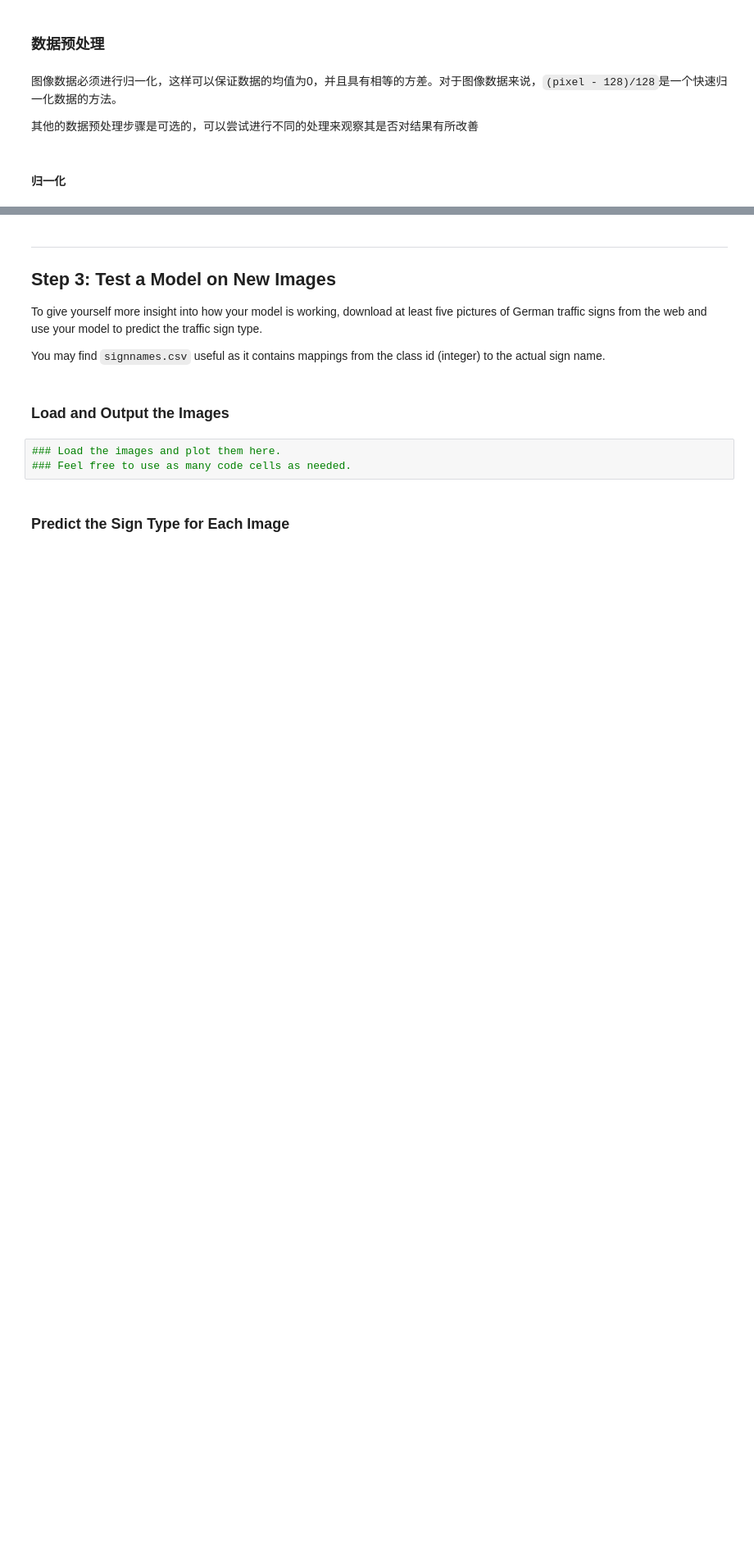
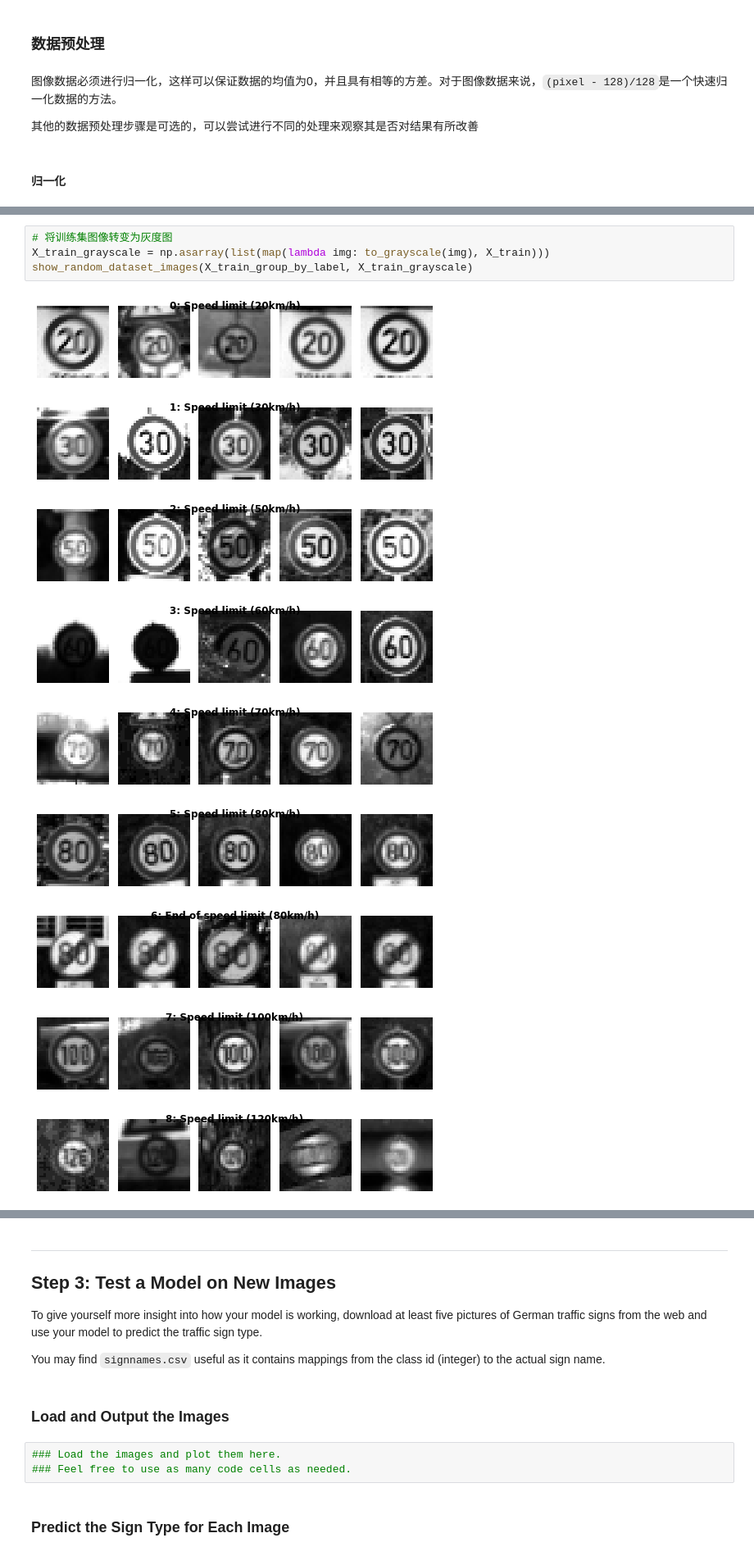
Before and after one commit to Zhaofan-Su/CarND-Traffic-Sign-Classifier-Project, a Jupyter notebook: Traffic_Sign_Classifier.ipynb, the cells around one changed output, grey strips where cells are left out. Shown at 82% size. Drawn from its saved outputs; the diff is of its cells as text; blank space fills up the shorter version.

Commit message:
train model

```diff
--- a/Traffic_Sign_Classifier.ipynb
+++ b/Traffic_Sign_Classifier.ipynb
@@ -235,0 +220,14 @@ sets imply underfitting. A high accuracy on the training set but low accuracy on
+# %%
+# 将训练集图像转变为灰度图
+X_train_grayscale = np.asarray(list(map(lambda img: to_grayscale(img), X_train)))
+show_random_dataset_images(X_train_group_by_label, X_train_grayscale)
+# %% [output]
+[figure, added]
+[figure, added]
+[figure, added]
+[figure, added]
+[figure, added]
+[figure, added]
+[figure, added]
+[figure, added]
+[figure, added]
```
Also changed, not shown: parts of 41 cells of this notebook, 2 other files.
